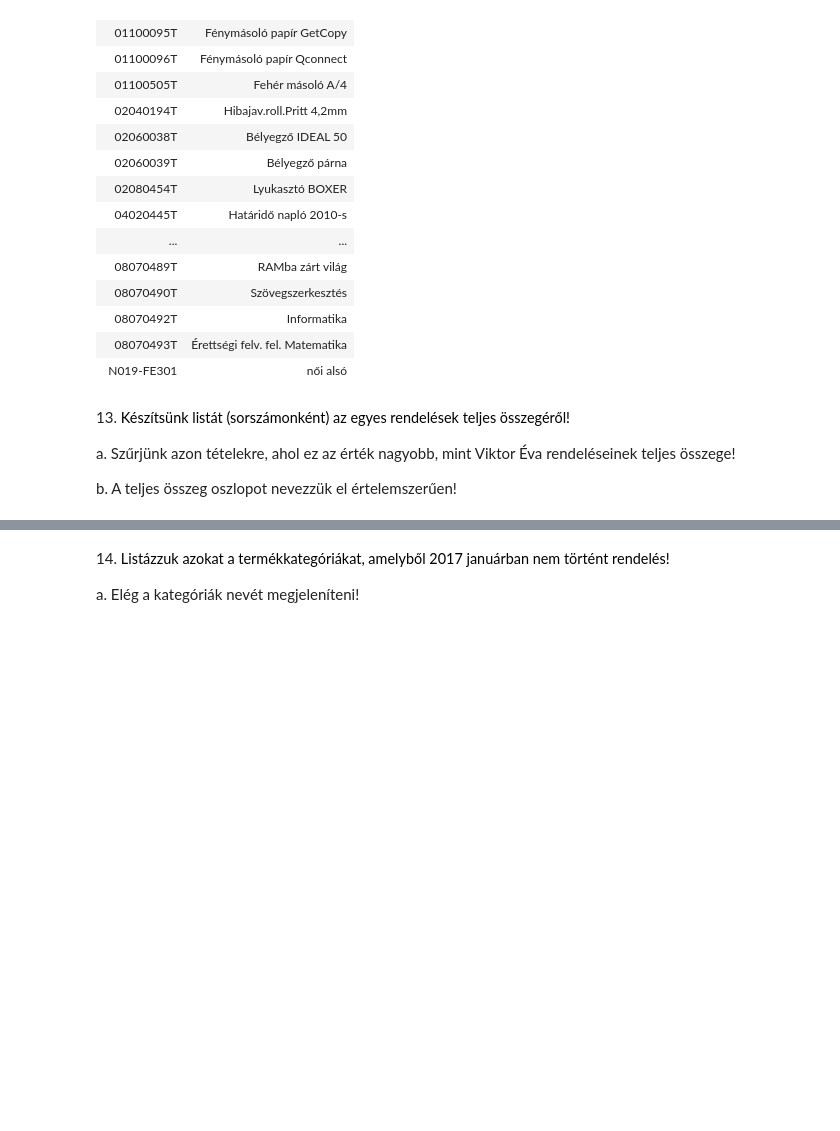
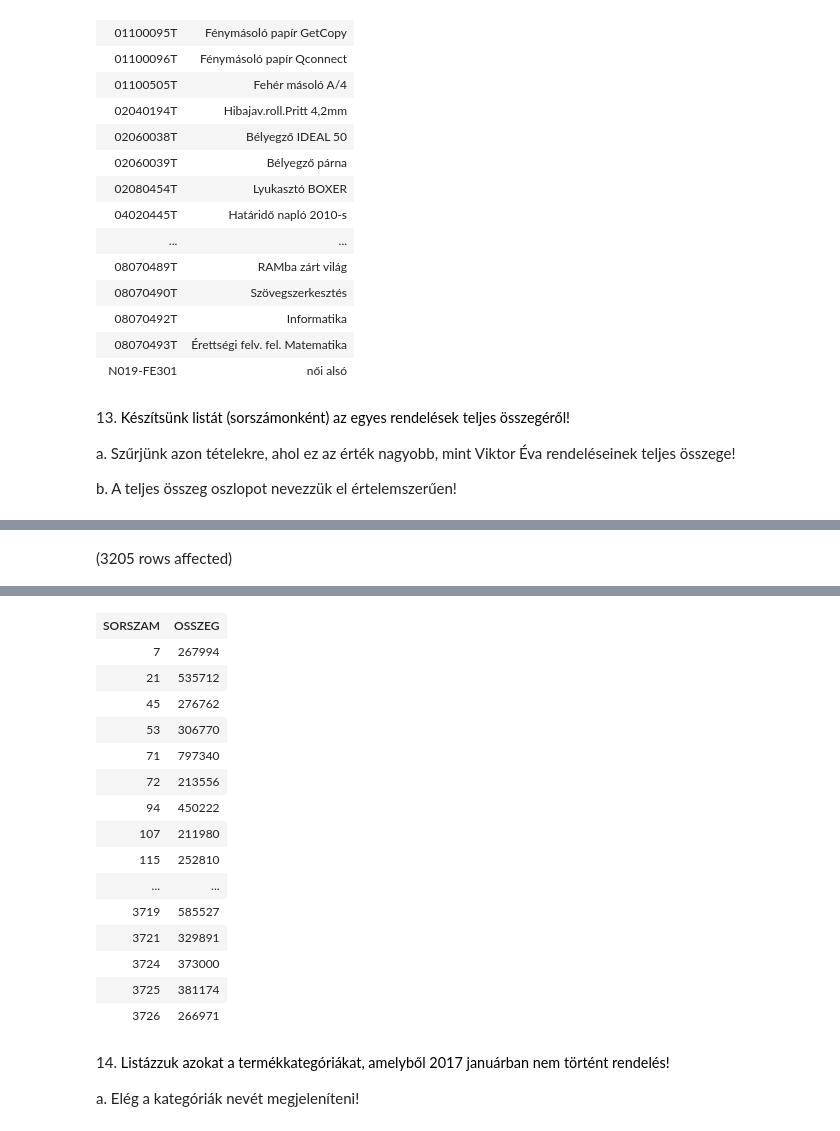
Before and after one commit to Cola39/GXH81K_adatbazis, a Jupyter notebook: gyakorlat06_feladatok.ipynb, the cells around one changed output, grey strips where cells are left out. Saved outputs shown, nothing was run; the diff lists cells and outputs as text; code cells hidden in the pictures; blank space fills up the shorter version.

```diff
--- a/gyakorlat06_feladatok.ipynb
+++ b/gyakorlat06_feladatok.ipynb
@@ -330,3 +330,14 @@ Total execution time: 00:00:00.092
 a. Szűrjünk azon tételekre, ahol ez az érték nagyobb, mint Viktor Éva rendeléseinek teljes összege!
 
 b. A teljes összeg oszlopot nevezzük el értelemszerűen!
+# %%
+SELECT SORSZAM, SUM(EGYSEGAR*MENNYISEG) AS 'OSSZEG'
+FROM Rendeles_tetel
+GROUP BY SORSZAM
+HAVING SUM(EGYSEGAR*MENNYISEG) > (
+                                  SELECT SUM(EGYSEGAR*MENNYISEG)
+                                  FROM Rendeles_tetel rt JOIN Rendeles r ON rt.SORSZAM = r.SORSZAM
+                                                         JOIN Ugyfel u ON r.[LOGIN] = u.[LOGIN]
+                                  WHERE u.NEV = 'Viktor Éva'
+                                 )
+# %% [output]
@@ -332,0 +345 @@ b. A teljes összeg oszlopot nevezzük el értelemszerűen!
+(3205 rows affected)
@@ -333,3 +347,19 @@ b. A teljes összeg oszlopot nevezzük el értelemszerűen!
+| SORSZAM | OSSZEG |
+| 7 | 267994 |
+| 21 | 535712 |
+| 45 | 276762 |
+| 53 | 306770 |
+| 71 | 797340 |
+| 72 | 213556 |
+| 94 | 450222 |
+| 107 | 211980 |
+| 115 | 252810 |
+| ... | ... |
+| 3719 | 585527 |
+| 3721 | 329891 |
+| 3724 | 373000 |
+| 3725 | 381174 |
+| 3726 | 266971 |
 # %% [markdown]
 14. <span style="background-color: rgb(255, 255, 255); color: rgb(0, 0, 0); font-family: &quot;Open Sans&quot;, sans-serif; font-size: 14.44px;">Listázzuk azokat a termékkategóriákat, amelyből 2017 januárban nem történt rendelés!&nbsp;</span>
 
```
Also changed, not shown: parts of 1 cell of this notebook.
